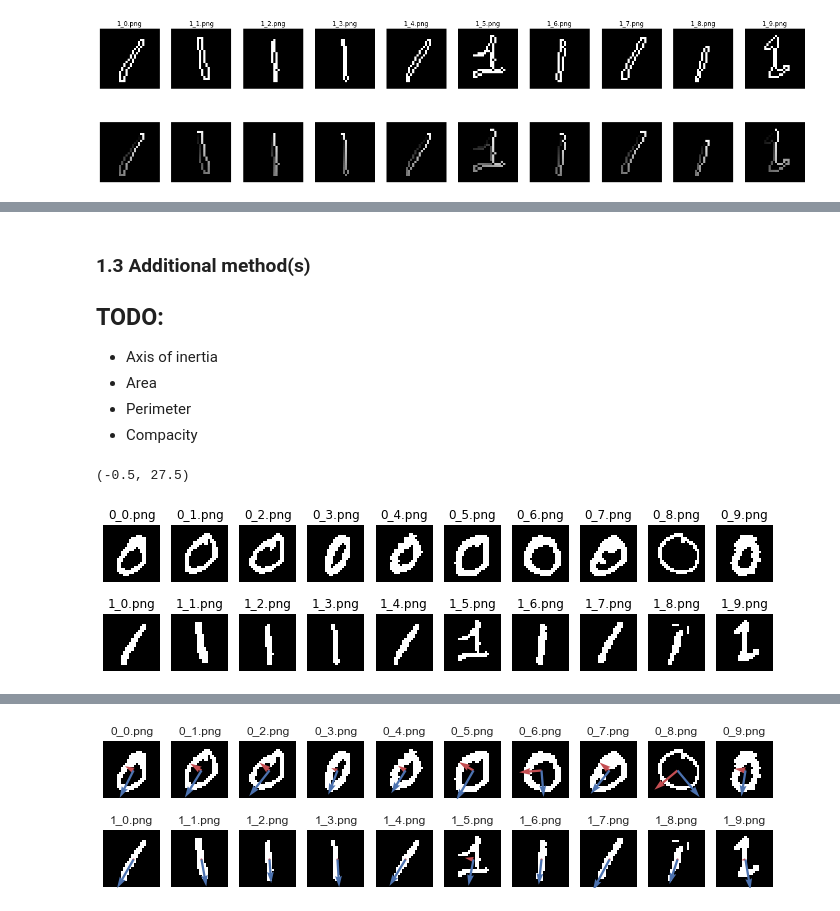
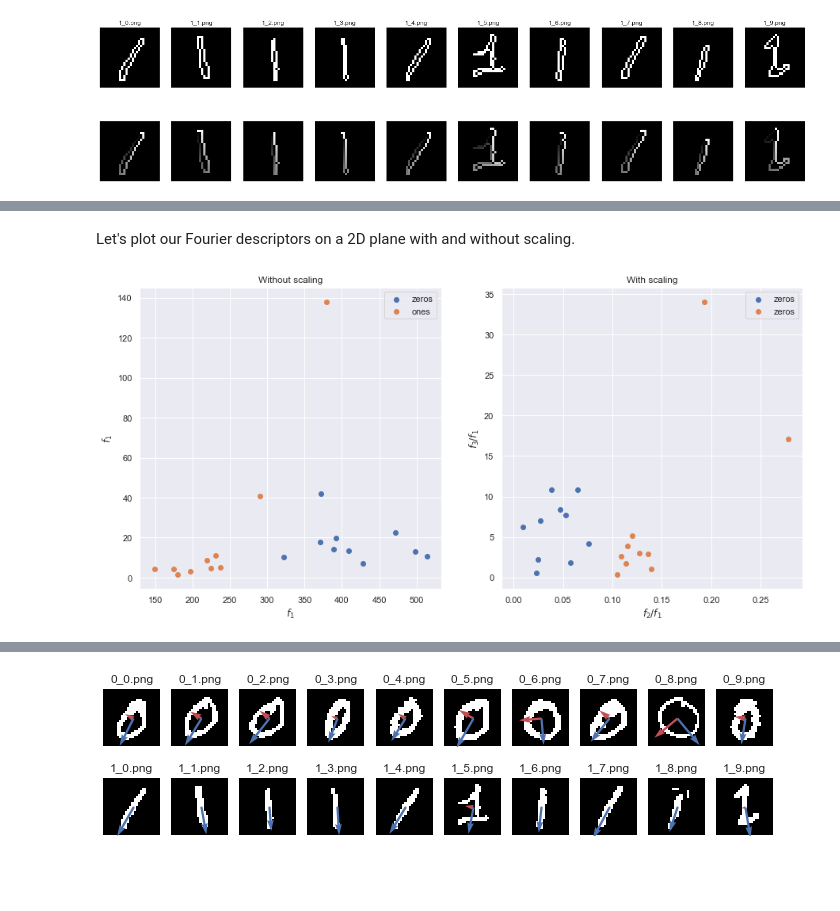
Before and after one commit to oganesManasian/Image-analysis-and-pattern-recognition, a Jupyter notebook: labs/lab_02_object_description.ipynb, the cells around one changed output, grey strips where cells are left out. Drawn from its saved outputs; the diff is of its cells as text; code cells hidden in the pictures; blank space fills up the shorter version.

Commit message:
added a little description

```diff
--- a/labs/lab_02_object_description.ipynb
+++ b/labs/lab_02_object_description.ipynb
@@ -81,3 +78,6 @@ from skimage.morphology import binary_erosion
 from skimage.morphology import diameter_opening
 import numpy as np
 import cmath
+import seaborn as sns
+
+sns.set()  # Setting seaborn aesthetics for making pretty plots
@@ -209,8 +219,8 @@ def fourier_description(contours, coeffs):
     for l in range(L):
         for c in range(conts):
             for k in range(len(contours[c])):
-                descriptors[l,c] += complex(contours[c][k][0],contours[c][k][1])*cmath.exp(-1j*2.0*cmath.pi*k*coeffs[l]/len(contours[c]) )
+                descriptors[l,c] += complex(contours[c][k][0], contours[c][k][1])*cmath.exp(-1j*2.0*cmath.pi*k*coeffs[l]/len(contours[c]) )
 
-            descriptors[l,c] = abs(descriptors[l,c])
+            descriptors[l,c] = np.real(abs(descriptors[l,c]))
 
     return descriptors
@@ -242,27 +227,33 @@ plt.show()
-# %% [markdown]
-### 1.3 Additional method(s)
-
-## TODO:
-
-- Axis of inertia
-- Area
-- Perimeter
-- Compacity
-# %%
-zero_regions = [zero_region > 128 for zero_region in zeros_im]
-one_regions = [one_region > 128 for one_region in ones_im]
-
-# Plot images
-fig, axes = plt.subplots(2, len(zeros_im), figsize=(12, 3))
-for ax, im, nm in zip(axes[0], zero_regions, zeros_names):
-    ax.imshow(im, cmap='gray')
-    ax.axis('off')
-    ax.set_title(nm)
-for ax, im, nm in zip(axes[1], one_regions, ones_names):
-    ax.imshow(im, cmap='gray')
-    ax.axis('off')
-    ax.set_title(nm)
-print(ax.get_xlim())
-# %% [output]
-(-0.5, 27.5)
-[figure, removed]
+# %% [markdown]
+Let's plot our Fourier descriptors on a 2D plane with and without scaling.
+# %%
+fontsize = 12  # font size for the axis labels
+
+# Extracting the Fourier descriptors from zero and one contours
+descriptors_zero = fourier_description(zero_outside_contours, [1,2])
+descriptors_one = fourier_description(one_outside_contours, [1,2])
+
+# Plotting our Fourier descriptors without scaling
+f, ax = plt.subplots(1, 2, figsize=(15,7))
+ax[0].scatter(descriptors_zero[0], descriptors_zero[1], label='zeros')
+ax[0].scatter(descriptors_one[0], descriptors_one[1], label='ones')
+ax[0].legend()
+ax[0].set_title('Without scaling')
+ax[0].set_xlabel(r'$f_1$', fontsize=fontsize)
+ax[0].set_ylabel(r'$f_1$', fontsize=fontsize)
+
+# Extracting the Fourier descriptors with scaling
+descriptors_zero = fourier_description(zero_outside_contours, [3,4,1])
+descriptors_one = fourier_description(one_outside_contours, [3,4,1])
+scaled_descriptors_zero = np.divide(descriptors_zero[0:2], descriptors_zero[2])
+scaled_descriptors_one = np.divide(descriptors_one[0:2], descriptors_one[2])
+
+# Plotting our Fourier descriptors with scaling
+ax[1].scatter(scaled_descriptors_zero[0],descriptors_zero[1], label='zeros')
+ax[1].scatter(scaled_descriptors_one[0],descriptors_one[1], label='zeros')
+ax[1].legend()
+ax[1].set_title('With scaling')
+ax[1].set_xlabel(r'$f_2/f_1$', fontsize=fontsize)
+ax[1].set_ylabel(r'$f_3/f_1$', fontsize=fontsize);
+# %% [output]
+[figure, added]
```
Also changed, not shown: parts of 19 cells of this notebook.
